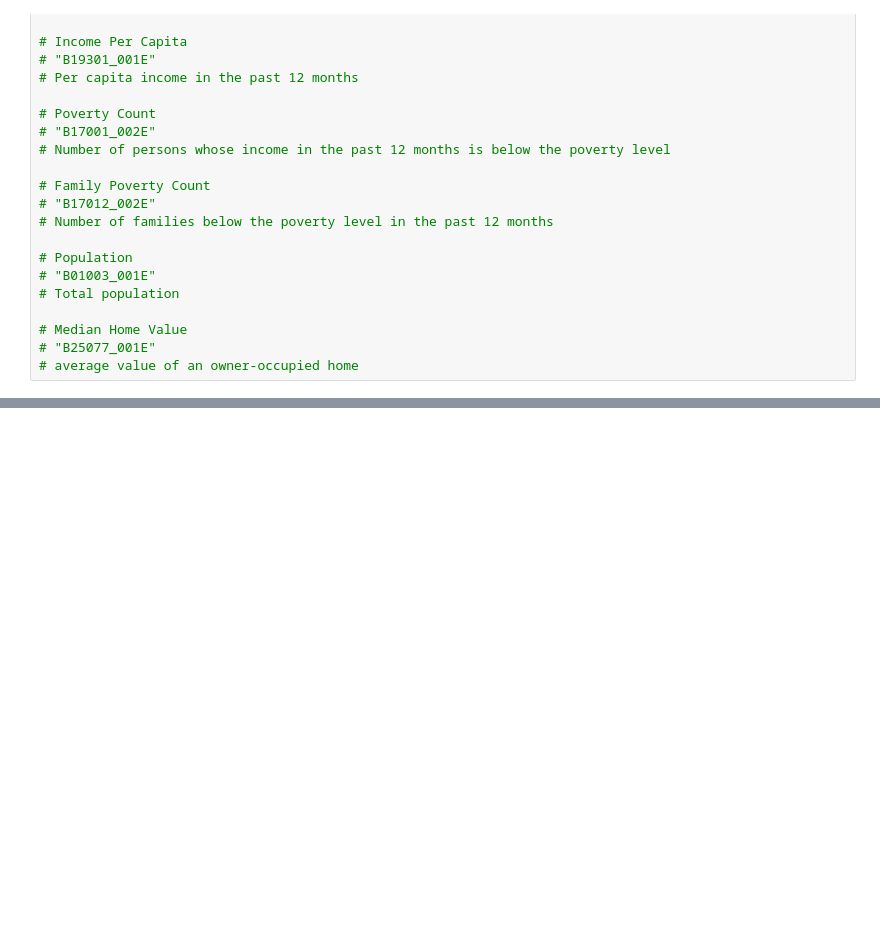
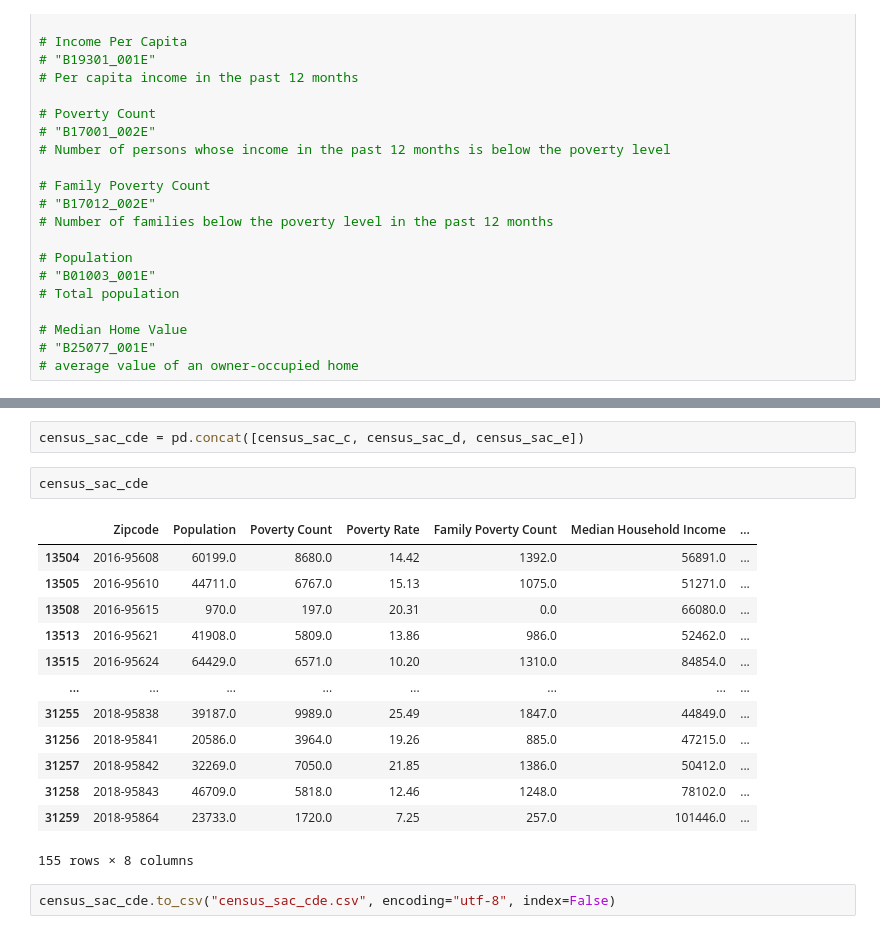
Before and after one commit to sean-galloway/Crime_and_Poverty, a Jupyter notebook: census2014.ipynb, the cells around one changed output, grey strips where cells are left out. Drawn from its saved outputs; the diff is of its cells as text; blank space fills up the shorter version.

```diff
--- a/census2014.ipynb
+++ b/census2014.ipynb
@@ -305,3 +356,23 @@ census_sac_e.head()
+# %%
+census_sac_cde = pd.concat([census_sac_c, census_sac_d, census_sac_e])
+# %%
+census_sac_cde
+# %% [output]
+|  | Zipcode | Population | Poverty Count | Poverty Rate | Family Poverty Count | Median Household Income | ... |
+| 13504 | 2016-95608 | 60199.0 | 8680.0 | 14.42 | 1392.0 | 56891.0 | ... |
+| 13505 | 2016-95610 | 44711.0 | 6767.0 | 15.13 | 1075.0 | 51271.0 | ... |
+| 13508 | 2016-95615 | 970.0 | 197.0 | 20.31 | 0.0 | 66080.0 | ... |
+| 13513 | 2016-95621 | 41908.0 | 5809.0 | 13.86 | 986.0 | 52462.0 | ... |
+| 13515 | 2016-95624 | 64429.0 | 6571.0 | 10.20 | 1310.0 | 84854.0 | ... |
+| ... | ... | ... | ... | ... | ... | ... | ... |
+| 31255 | 2018-95838 | 39187.0 | 9989.0 | 25.49 | 1847.0 | 44849.0 | ... |
+| 31256 | 2018-95841 | 20586.0 | 3964.0 | 19.26 | 885.0 | 47215.0 | ... |
+| 31257 | 2018-95842 | 32269.0 | 7050.0 | 21.85 | 1386.0 | 50412.0 | ... |
+| 31258 | 2018-95843 | 46709.0 | 5818.0 | 12.46 | 1248.0 | 78102.0 | ... |
+| 31259 | 2018-95864 | 23733.0 | 1720.0 | 7.25 | 257.0 | 101446.0 | ... |
+155 rows × 8 columns
+# %%
+census_sac_cde.to_csv("census_sac_cde.csv", encoding="utf-8", index=False)
 # %%
 # # Run Census Search to retrieve data on all zip codes (2019)
 # census_data_f = f.acs5.get(("NAME", "B19013_001E", "B19301_001E", "B17001_002E",
```
Also changed, not shown: parts of 6 cells of this notebook, 1 other file.
